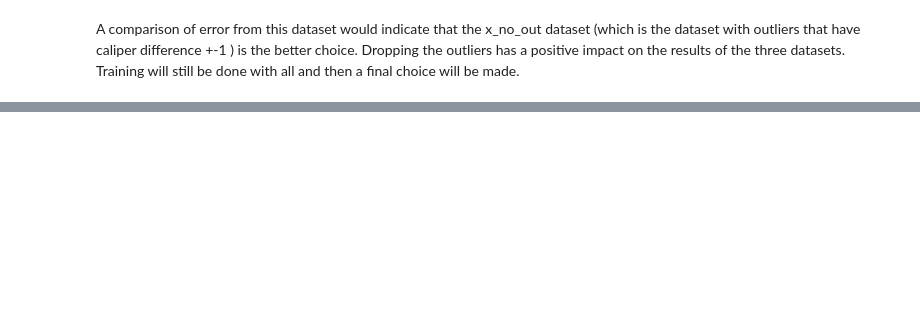
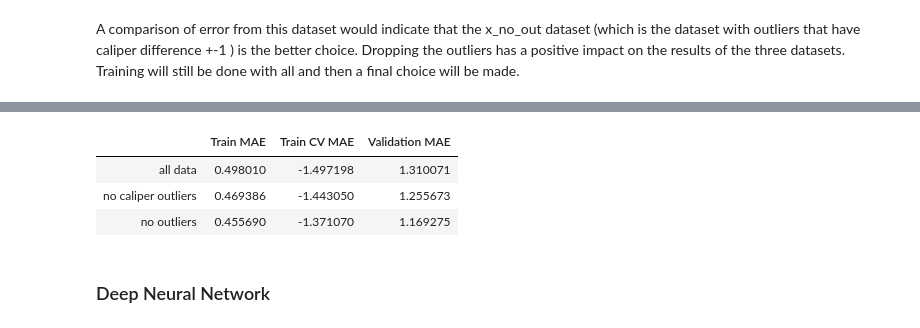
Before and after one commit to Nengi/Sonic-Log-Prediction, a Jupyter notebook: Sonic_Log_Prediction.ipynb, the cells around one changed output, grey strips where cells are left out. Saved outputs shown, nothing was run; the diff lists cells and outputs as text; code cells hidden in the pictures; blank space fills up the shorter version.

```diff
--- a/Sonic_Log_Prediction.ipynb
+++ b/Sonic_Log_Prediction.ipynb
@@ -398,20 +329,26 @@ Tree models tend to be less affected by tree models as such the random forest is
 # %%
-
 from sklearn.ensemble import RandomForestRegressor
+from sklearn.model_selection import GridSearchCV
 from sklearn.base import clone
 
-param_grid = {
-     'max_features': ['auto','sqrt','log2'],
-     'n_estimators':[150,200,250,300],
-     'max_depth': [7,8,9,10,11]
-}
+param_grid = {'n_estimators' : [300, 500, 1000, 2000],
+              'max_depth' : [11, 20, 50, 100],
+              'min_samples_split' : [2, 4, 5, 6]}
 
 rf_model = RandomForestRegressor(random_state=42)
 
-grid_model1 = GridSearchCV(rf_model,param_grid, scoring = 'neg_mean_absolute_error',refit=True,cv = 5,return_train_score= True ,verbose = 1)
+grid_model1 = GridSearchCV(rf_model,param_grid, scoring = 'neg_mean_absolute_error',refit=True,cv = 2, return_train_score= True ,verbose = 0)
 grid_model2 = clone(grid_model1)
 grid_model3 = clone(grid_model1)
 
-grid_model1.fit(x_all,y_all)
-grid_model2.fit(x_small,y_small)
-grid_model3.fit(x_no_out,y_no_out)
+grid_model1.fit(x_train_all,y_train_all)
+grid_model2.fit(x_train_small,y_train_small)
+grid_model3.fit(x_train_none,y_train_none)
+
+y_train_pred1 = grid_model1.predict(x_train_all)
+y_train_pred2= grid_model2.predict(x_train_small)
+y_train_pred3 = grid_model3.predict(x_train_none)
+
+y_valid_pred1 = grid_model1.predict(x_valid_all)
+y_valid_pred2= grid_model2.predict(x_valid_small)
+y_valid_pred3 = grid_model3.predict(x_valid_none)
@@ -521,0 +355,18 @@ Index(['DEPT', 'POTA', 'URAN', 'THOR', 'LLD', 'GR', 'CALI', 'RHOB', 'PE',
+# %%
+result2 =pd.DataFrame({'Train MAE':   [mean_absolute_error(y_train_all,y_train_pred1),
+                                       mean_absolute_error(y_train_small,y_train_pred2),
+                                       mean_absolute_error(y_train_none,y_train_pred3)],
+                       'Train CV MAE': [grid_model1.best_score_,grid_model2.best_score_,grid_model3.best_score_],
+                       'Validation MAE': [mean_absolute_error(y_valid_all,y_valid_pred1),
+                                          mean_absolute_error(y_valid_small,y_valid_pred2),
+                                          mean_absolute_error(y_valid_none,y_valid_pred3)]},
+                                          index=['all data','no caliper outliers','no outliers'])
+
+result2
+# %% [output]
+|  | Train MAE | Train CV MAE | Validation MAE |
+| all data | 0.498010 | -1.497198 | 1.310071 |
+| no caliper outliers | 0.469386 | -1.443050 | 1.255673 |
+| no outliers | 0.455690 | -1.371070 | 1.169275 |
+# %% [markdown]
+### Deep Neural Network
```
Also changed, not shown: parts of 31 cells of this notebook.
